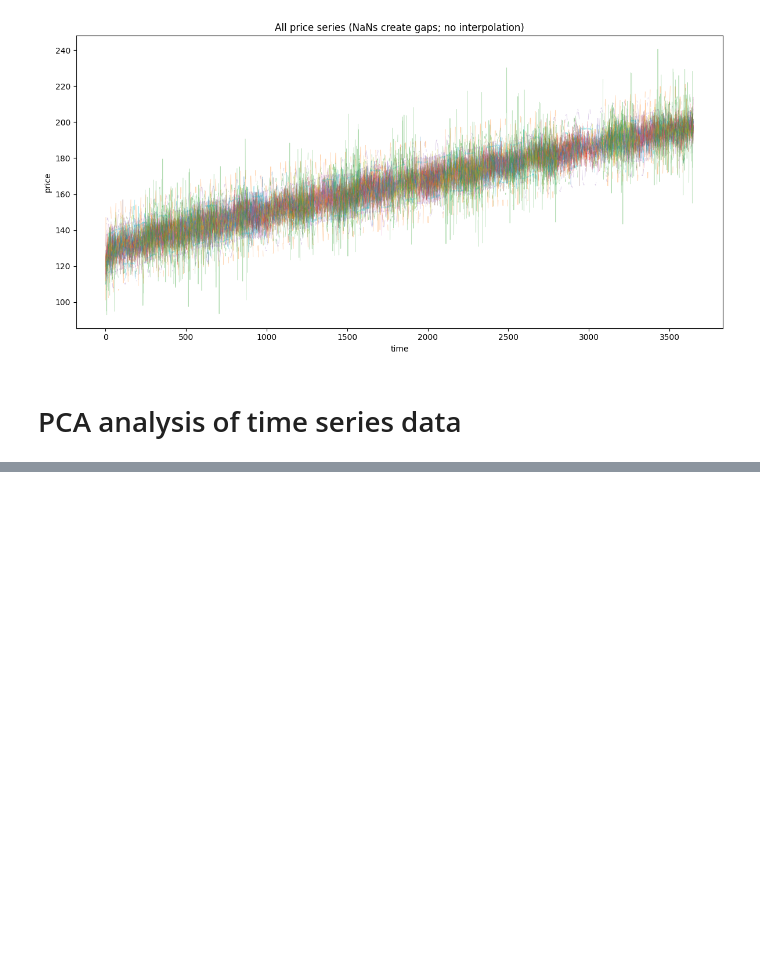
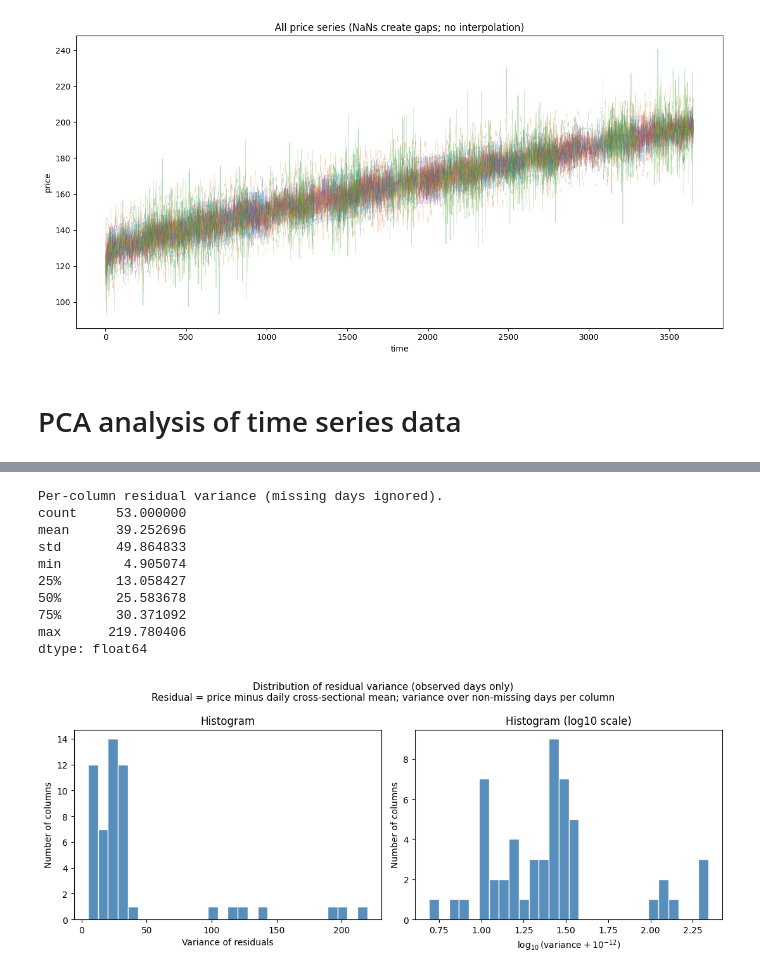
Before and after one commit to Nikhilesh-B/LimestoneDataChallengeMIT2026, a Jupyter notebook: Problem1/Problem1.ipynb, the cells around one changed output, grey strips where cells are left out. Saved outputs shown, nothing was run; the diff lists cells and outputs as text; code cells hidden in the pictures; blank space fills up the shorter version.

```diff
--- a/Problem1/Problem1.ipynb
+++ b/Problem1/Problem1.ipynb
@@ -303,0 +658,52 @@ submit_answer_1(placeholder_example_solution_for_format())  # You must submit yo
+# %%
+
+price_cols = DF.select_dtypes(include=[np.number]).columns
+X_raw = DF[price_cols].copy()
+
+# r_ij = price_ij minus cross-sectional mean on day i (mean over non-NaN in that row)
+row_means = X_raw.mean(axis=1)
+R = X_raw.sub(row_means, axis=0)
+
+# Variance of residuals using only days where that column has a price (ignore missing days)
+resid_var = R.apply(
+    lambda s: s.dropna().var(ddof=1) if s.notna().sum() > 1 else np.nan
+)
+
+print("Per-column residual variance (missing days ignored).")
+print(resid_var.describe())
+
+fig, axes = plt.subplots(1, 2, figsize=(11, 4.5))
+fig.suptitle(
+    "Distribution of residual variance (observed days only)\n"
+    "Residual = price minus daily cross-sectional mean; variance over non-missing days per column",
+    fontsize=11,
+)
+
+v = resid_var.dropna()
+axes[0].hist(v, bins=28, color="steelblue", edgecolor="white", alpha=0.9)
+axes[0].set_xlabel("Variance of residuals")
+axes[0].set_ylabel("Number of columns")
+axes[0].set_title("Histogram")
+
+axes[1].hist(np.log10(v + 1e-12), bins=28, color="steelblue", edgecolor="white", alpha=0.9)
+axes[1].set_xlabel(r"$\log_{10}(\mathrm{variance} + 10^{-12})$")
+axes[1].set_ylabel("Number of columns")
+axes[1].set_title("Histogram (log10 scale)")
+
+plt.tight_layout()
+plt.show()
+
+residual_variance_by_col = pd.DataFrame({"residual_var_observed_only": resid_var})
+# residual_variance_by_col.sort_values("residual_var_observed_only", ascending=False)
+# %% [output]
+Per-column residual variance (missing days ignored).
+count     53.000000
+mean      39.252696
+std       49.864833
+min        4.905074
+25%       13.058427
+50%       25.583678
+75%       30.371092
+max      219.780406
+dtype: float64
+[figure, added]
```
Also changed, not shown: parts of 31 cells of this notebook, 2 other files.
